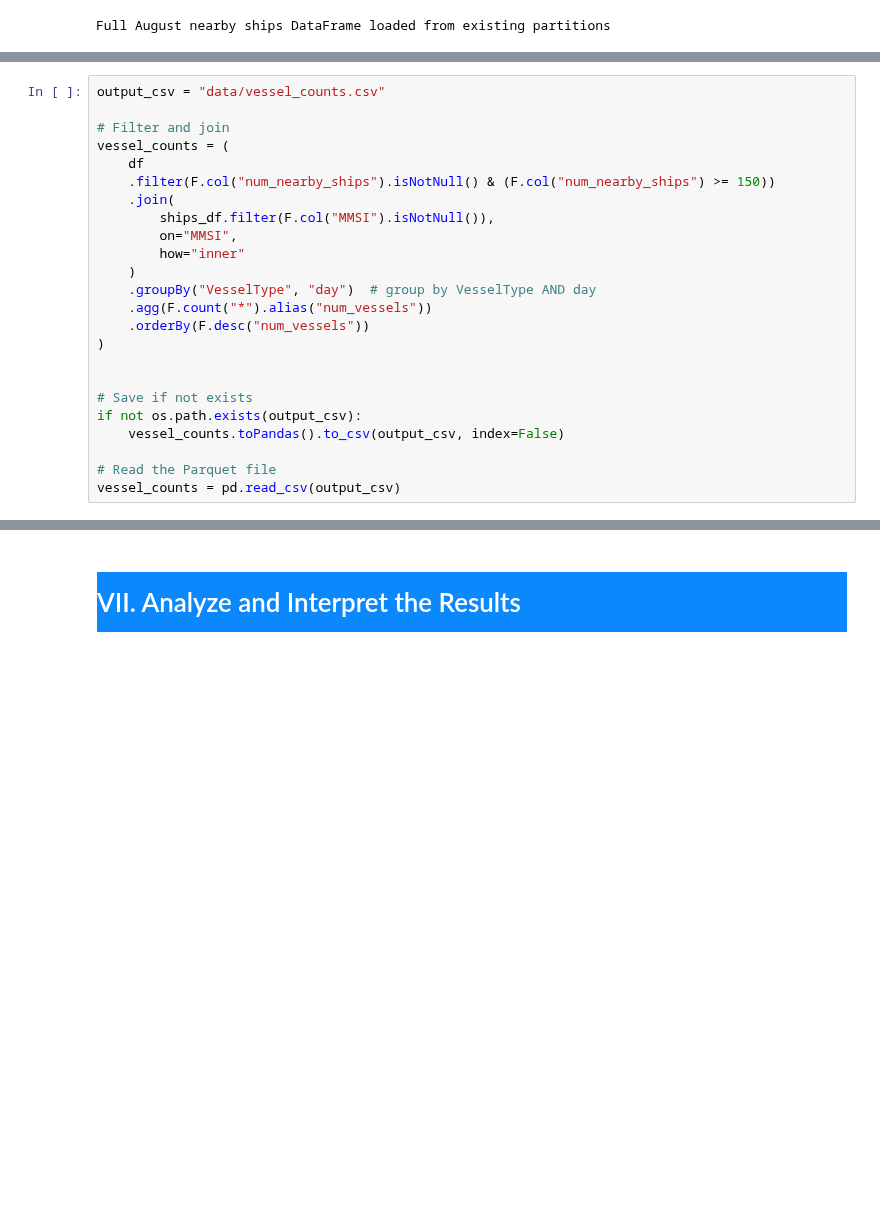
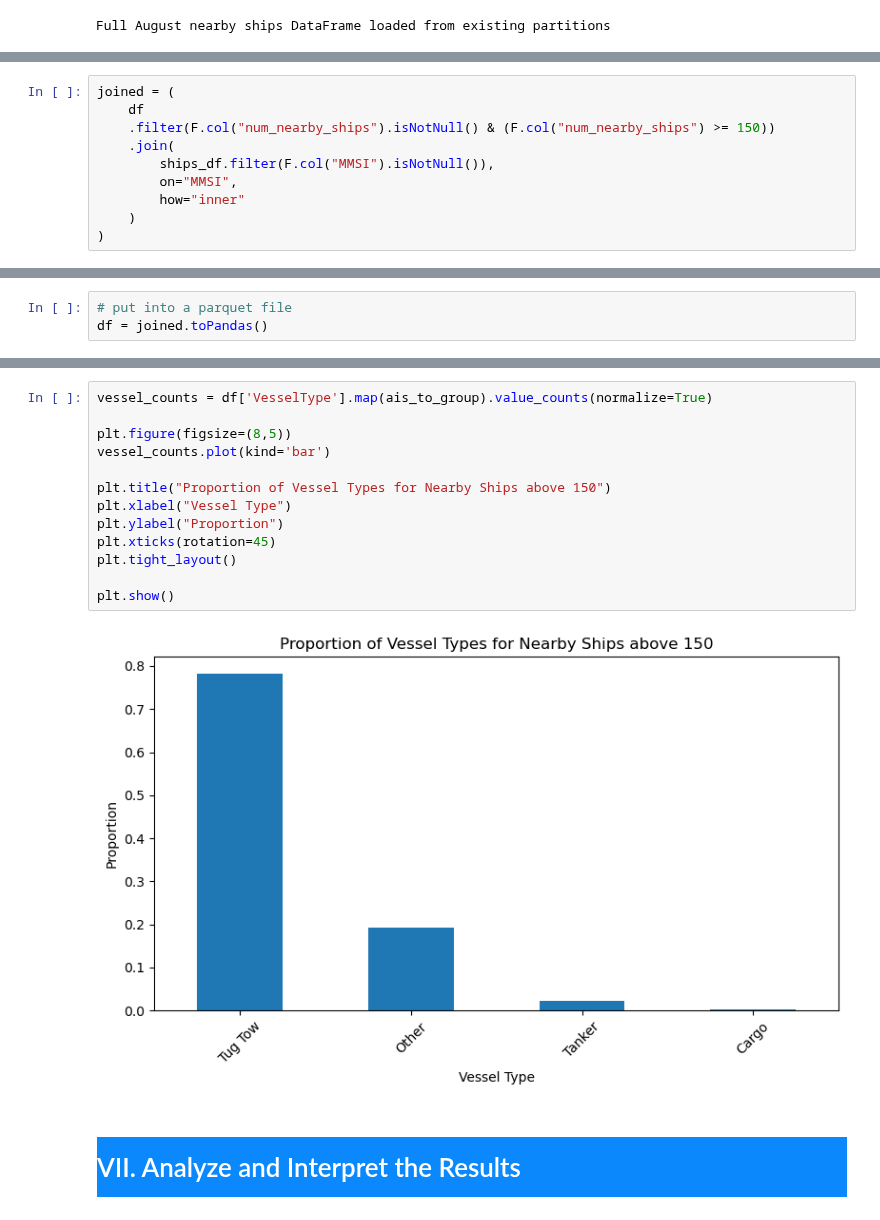
Before and after one commit to BSDSBA-JF/ML-II-Labs, a Jupyter notebook: BDCC-02/report.ipynb, the cells around one changed output, grey strips where cells are left out. Drawn from its saved outputs; the diff is of its cells as text; blank space fills up the shorter version.

```diff
--- a/BDCC-02/report.ipynb
+++ b/BDCC-02/report.ipynb
@@ -714,8 +867,5 @@ display(Markdown("**Figure 4**. Relationship Between Number of Nearby Ships and
 # %%
-output_csv = "data/vessel_counts.csv"
-
-# Filter and join
-vessel_counts = (
+joined = (
     df
     .filter(F.col("num_nearby_ships").isNotNull() & (F.col("num_nearby_ships") >= 150))
     .join(
@@ -723,15 +873,4 @@ vessel_counts = (
         on="MMSI",
         how="inner"
     )
-    .groupBy("VesselType", "day")  # group by VesselType AND day
-    .agg(F.count("*").alias("num_vessels"))
-    .orderBy(F.desc("num_vessels"))
 )
-
-
-# Save if not exists
-if not os.path.exists(output_csv):
-    vessel_counts.toPandas().to_csv(output_csv, index=False)
-
-# Read the Parquet file
-vessel_counts = pd.read_csv(output_csv)
@@ -756,0 +879,3 @@ Name: num_vessels, dtype: float64
+# %%
+# put into a parquet file
+df = joined.toPandas()
@@ -757,3 +975,18 @@ Name: num_vessels, dtype: float64
+# %%
+vessel_counts = df['VesselType'].map(ais_to_group).value_counts(normalize=True)
+
+plt.figure(figsize=(8,5))
+vessel_counts.plot(kind='bar')
+
+plt.title("Proportion of Vessel Types for Nearby Ships above 150")
+plt.xlabel("Vessel Type")
+plt.ylabel("Proportion")
+plt.xticks(rotation=45)
+plt.tight_layout()
+
+plt.show()
+# %% [output]
+[figure, added]
 # %% [markdown]
 <a id='Apply FIM'></a>
 <h1 style="color:#ffffff; background-color:#0b88fb; border: 1px solid #ffffff; padding: 10px 0;">VII. Analyze and Interpret the Results</h1>
```
Also changed, not shown: parts of 19 cells of this notebook.
